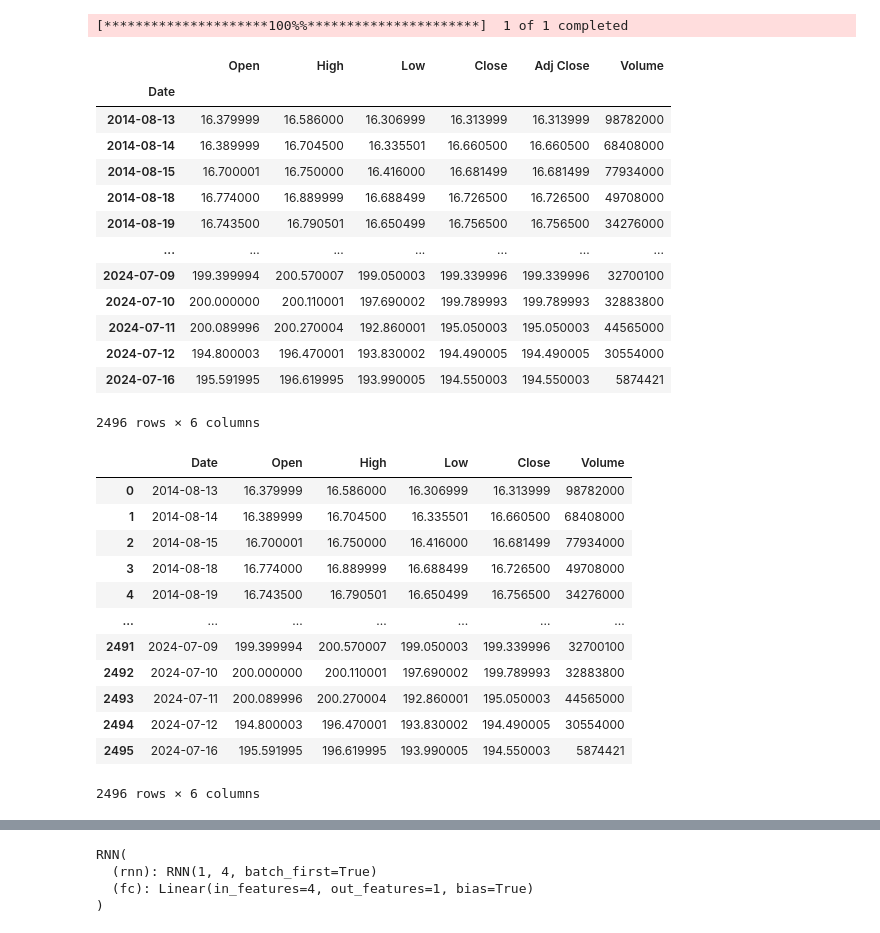
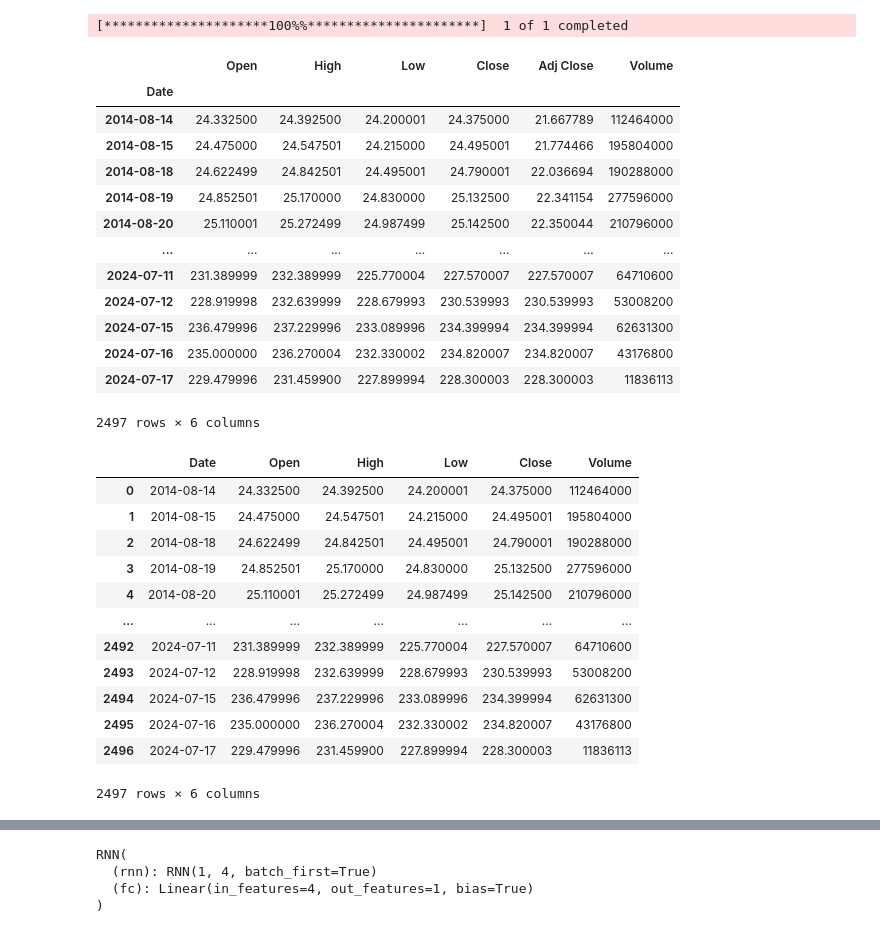
Before and after one commit to xReniar/Stock-Predictor, a Jupyter notebook: utils/rnn_daily.ipynb, the cells around one changed output, grey strips where cells are left out. Saved outputs shown, nothing was run; the diff lists cells and outputs as text; code cells hidden in the pictures.

```diff
--- a/utils/rnn_daily.ipynb
+++ b/utils/rnn_daily.ipynb
@@ -14,29 +14,29 @@ from copy import deepcopy as dc
 
 device = 'cuda:0' if torch.cuda.is_available() else 'cpu'
 # %%
-ticker="AMZN"
+ticker="AAPL"
 current_date = datetime.now()
 data: pd.DataFrame = yf.download(ticker,
                                  start=current_date - timedelta(days=3625),
                                  end=current_date,
                                  interval="1d")
 data
 # %% [output]
 [*********************100%%**********************]  1 of 1 completed
 |  | Open | High | Low | Close | Adj Close | Volume |
 | Date |  |  |  |  |  |  |
-| 2014-08-13 | 16.379999 | 16.586000 | 16.306999 | 16.313999 | 16.313999 | 98782000 |
-| 2014-08-14 | 16.389999 | 16.704500 | 16.335501 | 16.660500 | 16.660500 | 68408000 |
-| 2014-08-15 | 16.700001 | 16.750000 | 16.416000 | 16.681499 | 16.681499 | 77934000 |
-| 2014-08-18 | 16.774000 | 16.889999 | 16.688499 | 16.726500 | 16.726500 | 49708000 |
-| 2014-08-19 | 16.743500 | 16.790501 | 16.650499 | 16.756500 | 16.756500 | 34276000 |
+| 2014-08-14 | 24.332500 | 24.392500 | 24.200001 | 24.375000 | 21.667789 | 112464000 |
+| 2014-08-15 | 24.475000 | 24.547501 | 24.215000 | 24.495001 | 21.774466 | 195804000 |
+| 2014-08-18 | 24.622499 | 24.842501 | 24.495001 | 24.790001 | 22.036694 | 190288000 |
+| 2014-08-19 | 24.852501 | 25.170000 | 24.830000 | 25.132500 | 22.341154 | 277596000 |
+| 2014-08-20 | 25.110001 | 25.272499 | 24.987499 | 25.142500 | 22.350044 | 210796000 |
 | ... | ... | ... | ... | ... | ... | ... |
-| 2024-07-09 | 199.399994 | 200.570007 | 199.050003 | 199.339996 | 199.339996 | 32700100 |
-| 2024-07-10 | 200.000000 | 200.110001 | 197.690002 | 199.789993 | 199.789993 | 32883800 |
-| 2024-07-11 | 200.089996 | 200.270004 | 192.860001 | 195.050003 | 195.050003 | 44565000 |
-| 2024-07-12 | 194.800003 | 196.470001 | 193.830002 | 194.490005 | 194.490005 | 30554000 |
-| 2024-07-16 | 195.591995 | 196.619995 | 193.990005 | 194.550003 | 194.550003 | 5874421 |
+| 2024-07-11 | 231.389999 | 232.389999 | 225.770004 | 227.570007 | 227.570007 | 64710600 |
+| 2024-07-12 | 228.919998 | 232.639999 | 228.679993 | 230.539993 | 230.539993 | 53008200 |
+| 2024-07-15 | 236.479996 | 237.229996 | 233.089996 | 234.399994 | 234.399994 | 62631300 |
+| 2024-07-16 | 235.000000 | 236.270004 | 232.330002 | 234.820007 | 234.820007 | 43176800 |
+| 2024-07-17 | 229.479996 | 231.459900 | 227.899994 | 228.300003 | 228.300003 | 11836113 |
-2496 rows × 6 columns
+2497 rows × 6 columns
 # %%
 data = data.reset_index()
 data["Date"] = pd.to_datetime(data["Date"])
@@ -44,18 +44,18 @@ data = data.drop(columns=["Adj Close"])
 data
 # %% [output]
 |  | Date | Open | High | Low | Close | Volume |
-| 0 | 2014-08-13 | 16.379999 | 16.586000 | 16.306999 | 16.313999 | 98782000 |
-| 1 | 2014-08-14 | 16.389999 | 16.704500 | 16.335501 | 16.660500 | 68408000 |
-| 2 | 2014-08-15 | 16.700001 | 16.750000 | 16.416000 | 16.681499 | 77934000 |
-| 3 | 2014-08-18 | 16.774000 | 16.889999 | 16.688499 | 16.726500 | 49708000 |
-| 4 | 2014-08-19 | 16.743500 | 16.790501 | 16.650499 | 16.756500 | 34276000 |
+| 0 | 2014-08-14 | 24.332500 | 24.392500 | 24.200001 | 24.375000 | 112464000 |
+| 1 | 2014-08-15 | 24.475000 | 24.547501 | 24.215000 | 24.495001 | 195804000 |
+| 2 | 2014-08-18 | 24.622499 | 24.842501 | 24.495001 | 24.790001 | 190288000 |
+| 3 | 2014-08-19 | 24.852501 | 25.170000 | 24.830000 | 25.132500 | 277596000 |
+| 4 | 2014-08-20 | 25.110001 | 25.272499 | 24.987499 | 25.142500 | 210796000 |
 | ... | ... | ... | ... | ... | ... | ... |
-| 2491 | 2024-07-09 | 199.399994 | 200.570007 | 199.050003 | 199.339996 | 32700100 |
-| 2492 | 2024-07-10 | 200.000000 | 200.110001 | 197.690002 | 199.789993 | 32883800 |
-| 2493 | 2024-07-11 | 200.089996 | 200.270004 | 192.860001 | 195.050003 | 44565000 |
-| 2494 | 2024-07-12 | 194.800003 | 196.470001 | 193.830002 | 194.490005 | 30554000 |
-| 2495 | 2024-07-16 | 195.591995 | 196.619995 | 193.990005 | 194.550003 | 5874421 |
+| 2492 | 2024-07-11 | 231.389999 | 232.389999 | 225.770004 | 227.570007 | 64710600 |
+| 2493 | 2024-07-12 | 228.919998 | 232.639999 | 228.679993 | 230.539993 | 53008200 |
+| 2494 | 2024-07-15 | 236.479996 | 237.229996 | 233.089996 | 234.399994 | 62631300 |
+| 2495 | 2024-07-16 | 235.000000 | 236.270004 | 232.330002 | 234.820007 | 43176800 |
+| 2496 | 2024-07-17 | 229.479996 | 231.459900 | 227.899994 | 228.300003 | 11836113 |
-2496 rows × 6 columns
+2497 rows × 6 columns
 # %%
 def sma(data: pd.DataFrame, period: int):
     data[f"SMA-{period}"] = data["Close"].rolling(window=period).mean()
```
Also changed, not shown: parts of 20 cells of this notebook.
